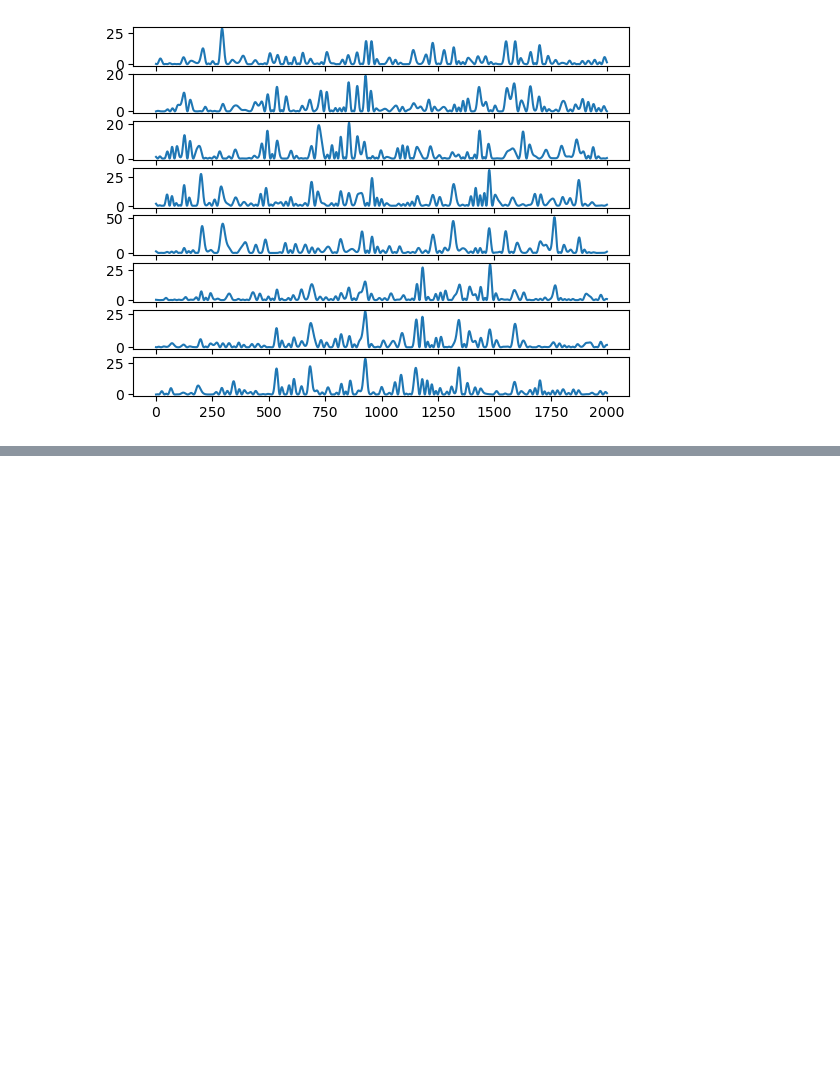
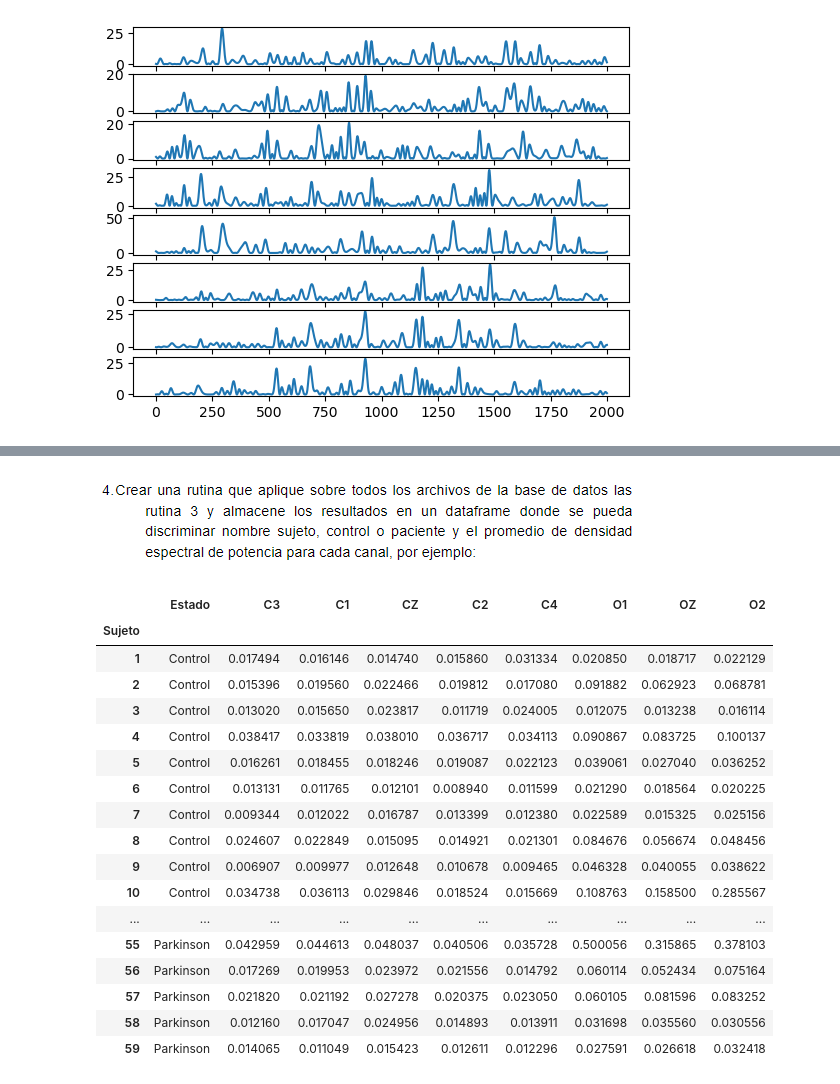
Before and after one commit to Astolfo2332/Parkinson_difference, a Jupyter notebook: Proyecto_1.ipynb, the cells around one changed output, grey strips where cells are left out. Saved outputs shown, nothing was run; the diff lists cells and outputs as text; code cells hidden in the pictures; blank space fills up the shorter version.

```diff
--- a/Proyecto_1.ipynb
+++ b/Proyecto_1.ipynb
@@ -81,0 +148,51 @@ plt.show()
+# %% [markdown]
+![image.png](attachment:image.png)
+# %%
+datosprompaciente=[]
+r=np.arange(len(datos_matriz))
+for i in r:
+    promcanales=["Control"]
+    x=PSD(datos_matriz,i)
+    for canal in x:
+        promcanales.append(np.mean(canal))
+    datosprompaciente.append(promcanales)
+
+datosprompaciente_p=[]
+r=np.arange(len(datos_parkinson))
+for i in r:
+    promcanales=["Parkinson"]
+    x=PSD(datos_parkinson,i)
+    for canal in x:
+        promcanales.append(np.mean(canal))
+    datosprompaciente_p.append(promcanales)
+# %%
+names = ["Estado",'C3', 'C1', 'CZ', 'C2', 'C4', 'O1', 'OZ', 'O2'] #Los nombres de las columnas
+df=pd.DataFrame(columns=names) #Se crea el data frame
+con=1
+for paciente in datosprompaciente: #Se inspecciona cada paciente, en este caso pandas toma las listas así que solo se coloca paciente (lista con primedio de cada canal) y el contador para identificar el paciente
+    df.loc[con]=paciente
+    con+=1
+for paciente in datosprompaciente_p:
+    df.loc[con]=paciente
+    con+=1
+df.index.name="Sujeto"
+df
+# %% [output]
+|  | Estado | C3 | C1 | CZ | C2 | C4 | O1 | OZ | O2 |
+| Sujeto |  |  |  |  |  |  |  |  |  |
+| 1 | Control | 0.017494 | 0.016146 | 0.014740 | 0.015860 | 0.031334 | 0.020850 | 0.018717 | 0.022129 |
+| 2 | Control | 0.015396 | 0.019560 | 0.022466 | 0.019812 | 0.017080 | 0.091882 | 0.062923 | 0.068781 |
+| 3 | Control | 0.013020 | 0.015650 | 0.023817 | 0.011719 | 0.024005 | 0.012075 | 0.013238 | 0.016114 |
+| 4 | Control | 0.038417 | 0.033819 | 0.038010 | 0.036717 | 0.034113 | 0.090867 | 0.083725 | 0.100137 |
+| 5 | Control | 0.016261 | 0.018455 | 0.018246 | 0.019087 | 0.022123 | 0.039061 | 0.027040 | 0.036252 |
+| 6 | Control | 0.013131 | 0.011765 | 0.012101 | 0.008940 | 0.011599 | 0.021290 | 0.018564 | 0.020225 |
+| 7 | Control | 0.009344 | 0.012022 | 0.016787 | 0.013399 | 0.012380 | 0.022589 | 0.015325 | 0.025156 |
+| 8 | Control | 0.024607 | 0.022849 | 0.015095 | 0.014921 | 0.021301 | 0.084676 | 0.056674 | 0.048456 |
+| 9 | Control | 0.006907 | 0.009977 | 0.012648 | 0.010678 | 0.009465 | 0.046328 | 0.040055 | 0.038622 |
+| 10 | Control | 0.034738 | 0.036113 | 0.029846 | 0.018524 | 0.015669 | 0.108763 | 0.158500 | 0.285567 |
+| ... | ... | ... | ... | ... | ... | ... | ... | ... | ... |
+| 55 | Parkinson | 0.042959 | 0.044613 | 0.048037 | 0.040506 | 0.035728 | 0.500056 | 0.315865 | 0.378103 |
+| 56 | Parkinson | 0.017269 | 0.019953 | 0.023972 | 0.021556 | 0.014792 | 0.060114 | 0.052434 | 0.075164 |
+| 57 | Parkinson | 0.021820 | 0.021192 | 0.027278 | 0.020375 | 0.023050 | 0.060105 | 0.081596 | 0.083252 |
+| 58 | Parkinson | 0.012160 | 0.017047 | 0.024956 | 0.014893 | 0.013911 | 0.031698 | 0.035560 | 0.030556 |
+| 59 | Parkinson | 0.014065 | 0.011049 | 0.015423 | 0.012611 | 0.012296 | 0.027591 | 0.026618 | 0.032418 |
```
Also changed, not shown: parts of 14 cells of this notebook.
